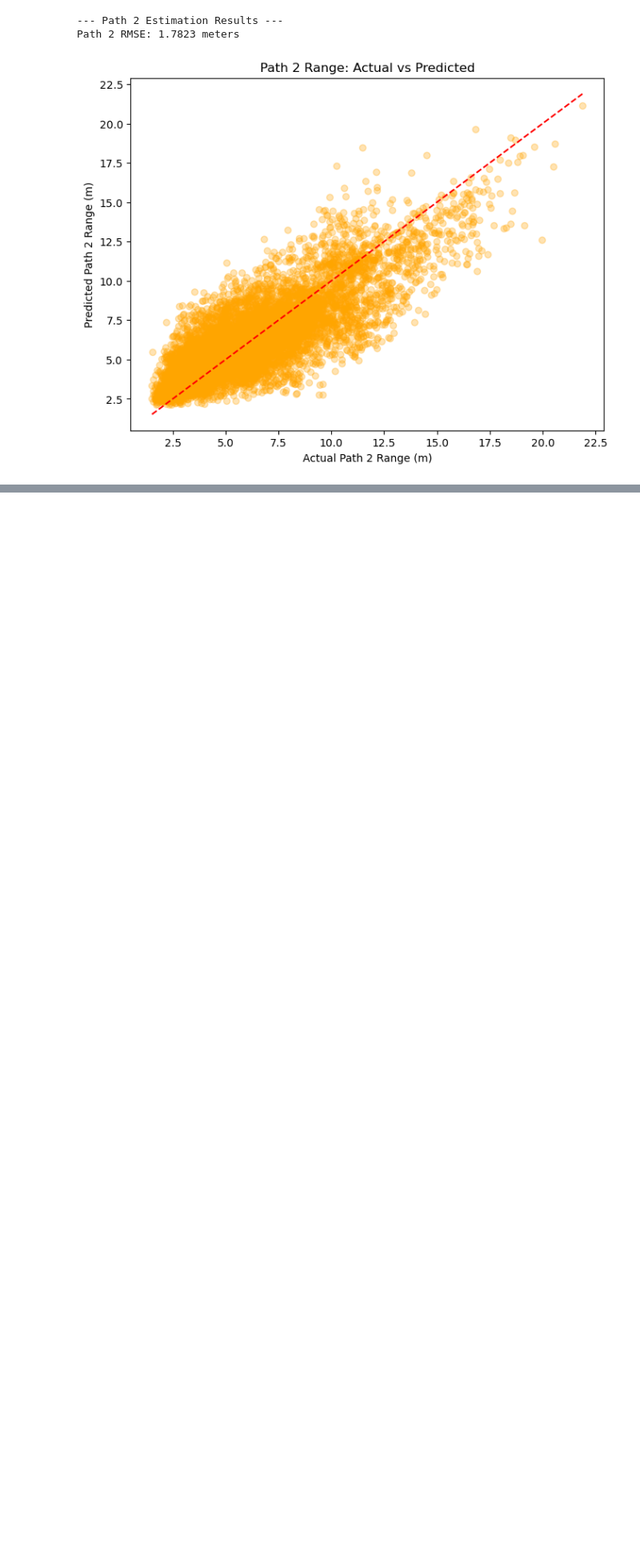
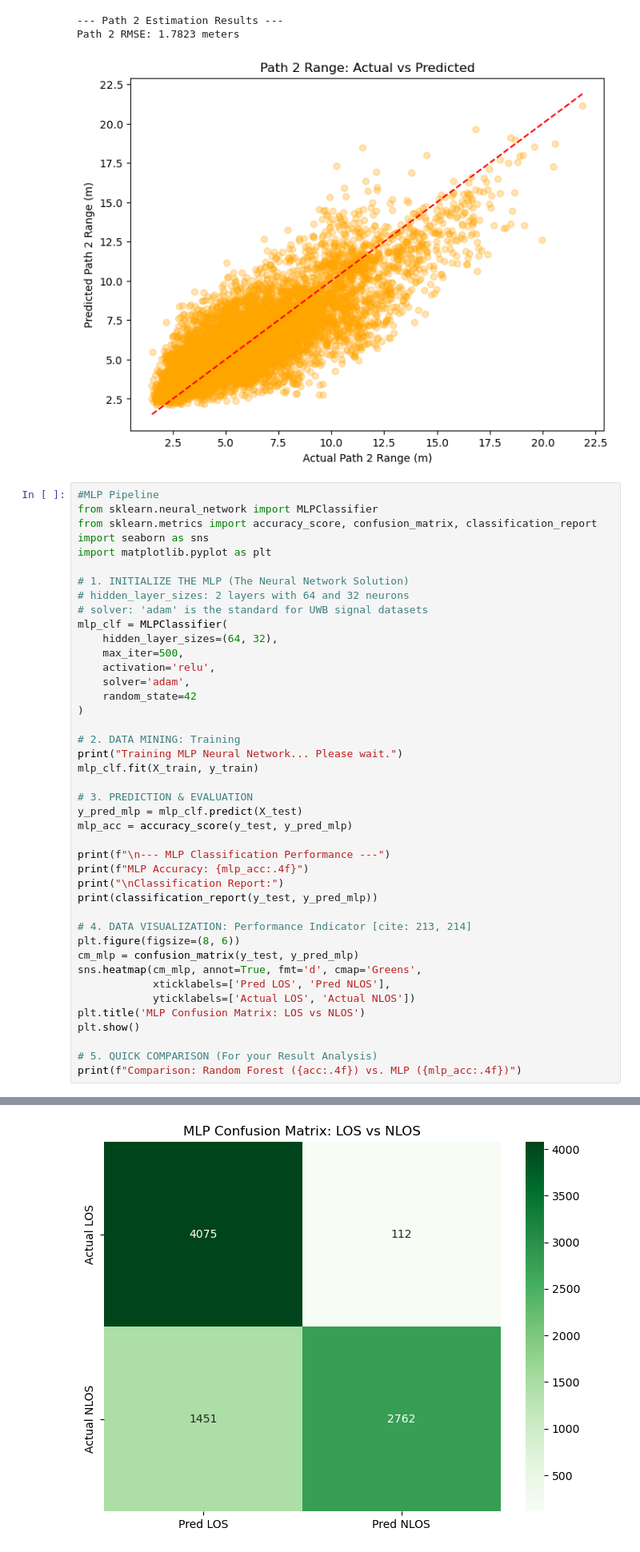
Before and after one commit to jacobfss777/csc3105_data_project, a Jupyter notebook: code/CSC3105_Main_Pipeline.ipynb, the cells around one changed output, grey strips where cells are left out. Shown at 80% size. Drawn from its saved outputs; the diff is of its cells as text; blank space fills up the shorter version.

```diff
--- a/code/CSC3105_Main_Pipeline.ipynb
+++ b/code/CSC3105_Main_Pipeline.ipynb
@@ -187,3 +188,46 @@ Extracting Path 2 details from CIR data...
 --- Path 2 Estimation Results ---
 Path 2 RMSE: 1.7823 meters
 [figure]
+# %%
+#MLP Pipeline
+from sklearn.neural_network import MLPClassifier
+from sklearn.metrics import accuracy_score, confusion_matrix, classification_report
+import seaborn as sns
+import matplotlib.pyplot as plt
+
+# 1. INITIALIZE THE MLP (The Neural Network Solution)
+# hidden_layer_sizes: 2 layers with 64 and 32 neurons
+# solver: 'adam' is the standard for UWB signal datasets
+mlp_clf = MLPClassifier(
+    hidden_layer_sizes=(64, 32),
+    max_iter=500,
+    activation='relu',
+    solver='adam',
+    random_state=42
+)
+
+# 2. DATA MINING: Training
+print("Training MLP Neural Network... Please wait.")
+mlp_clf.fit(X_train, y_train)
+
+# 3. PREDICTION & EVALUATION
+y_pred_mlp = mlp_clf.predict(X_test)
+mlp_acc = accuracy_score(y_test, y_pred_mlp)
+
+print(f"\n--- MLP Classification Performance ---")
+print(f"MLP Accuracy: {mlp_acc:.4f}")
+print("\nClassification Report:")
+print(classification_report(y_test, y_pred_mlp))
+
+# 4. DATA VISUALIZATION: Performance Indicator [cite: 213, 214]
+plt.figure(figsize=(8, 6))
+cm_mlp = confusion_matrix(y_test, y_pred_mlp)
+sns.heatmap(cm_mlp, annot=True, fmt='d', cmap='Greens',
+            xticklabels=['Pred LOS', 'Pred NLOS'],
+            yticklabels=['Actual LOS', 'Actual NLOS'])
+plt.title('MLP Confusion Matrix: LOS vs NLOS')
+plt.show()
+
+# 5. QUICK COMPARISON (For your Result Analysis)
+print(f"Comparison: Random Forest ({acc:.4f}) vs. MLP ({mlp_acc:.4f})")
+# %% [output]
@@ -189,0 +248 @@ Path 2 RMSE: 1.7823 meters
+[figure, added]
```
Also changed, not shown: parts of 2 cells of this notebook, 8 other files.
